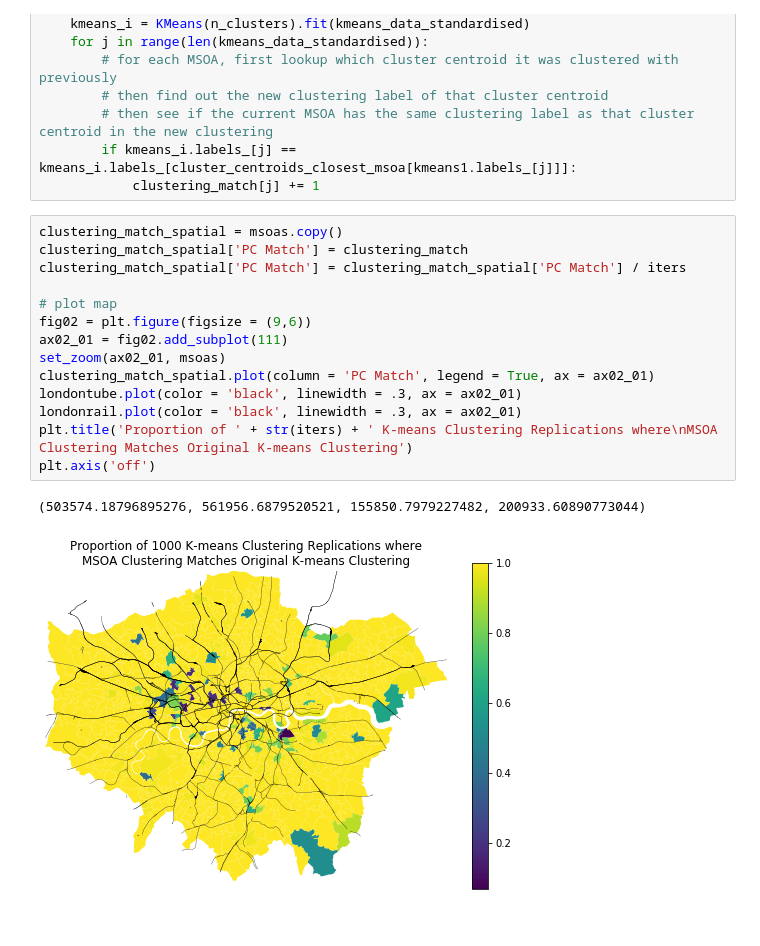
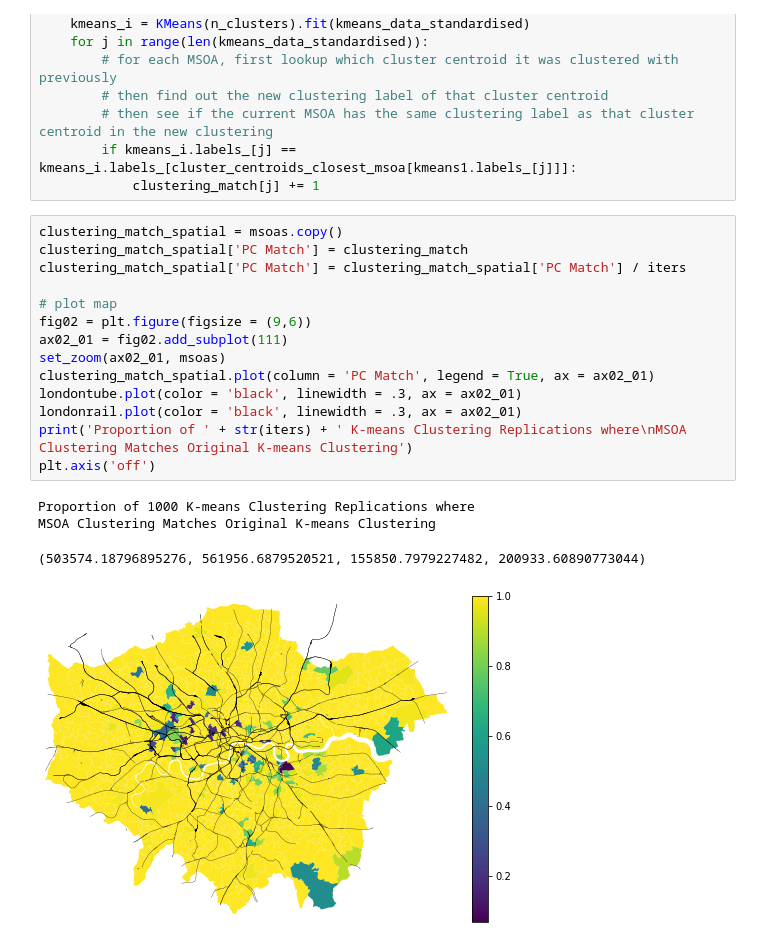
Before and after one commit to danleongjy/MY498_Capstone, a Jupyter notebook: 05 MSOA Typology/0501 MSOA Typology by JPR Sectoral Dependence Travel Time Variability and Modal Reliability.ipynb, the cells around one changed output. Cells and saved outputs as stored; diff of their text form.

```diff
--- a/05 MSOA Typology/0501 MSOA Typology by JPR Sectoral Dependence Travel Time Variability and Modal Reliability.ipynb
+++ b/05 MSOA Typology/0501 MSOA Typology by JPR Sectoral Dependence Travel Time Variability and Modal Reliability.ipynb
@@ -143,17 +143,19 @@ for i in range(iters):
 # %%
 clustering_match_spatial = msoas.copy()
 clustering_match_spatial['PC Match'] = clustering_match
 clustering_match_spatial['PC Match'] = clustering_match_spatial['PC Match'] / iters
 
 # plot map
 fig02 = plt.figure(figsize = (9,6))
 ax02_01 = fig02.add_subplot(111)
 set_zoom(ax02_01, msoas)
 clustering_match_spatial.plot(column = 'PC Match', legend = True, ax = ax02_01)
 londontube.plot(color = 'black', linewidth = .3, ax = ax02_01)
 londonrail.plot(color = 'black', linewidth = .3, ax = ax02_01)
-plt.title('Proportion of ' + str(iters) + ' K-means Clustering Replications where\nMSOA Clustering Matches Original K-means Clustering')
+print('Proportion of ' + str(iters) + ' K-means Clustering Replications where\nMSOA Clustering Matches Original K-means Clustering')
 plt.axis('off')
 # %% [output]
-(503574.18796895276, 561956.6879520521, 155850.7979227482, 200933.60890773044)
+Proportion of 1000 K-means Clustering Replications where
+MSOA Clustering Matches Original K-means Clustering
+(503574.18796895276, 561956.6879520521, 155850.7979227482, 200933.60890773044)
-[figure, old version]
+[figure, new version]
```
Also changed, not shown: 1 other file.
